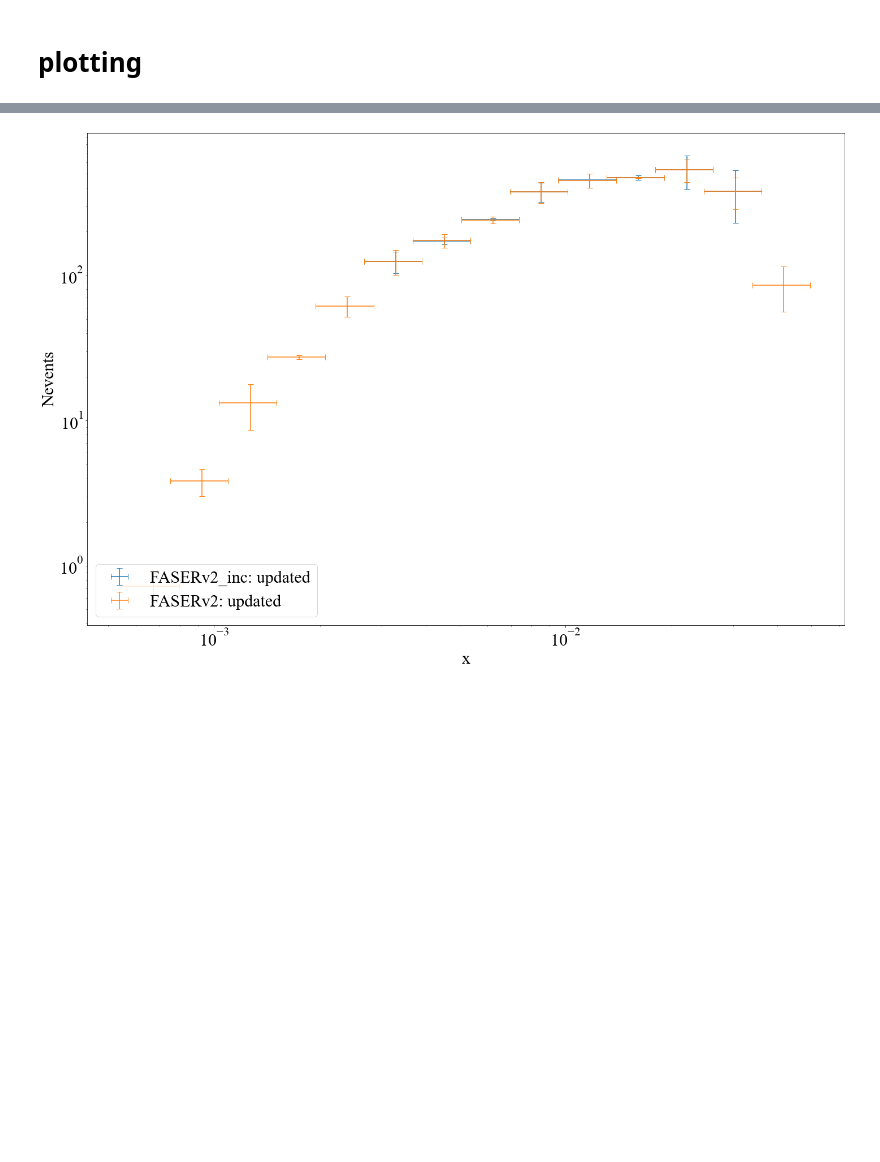
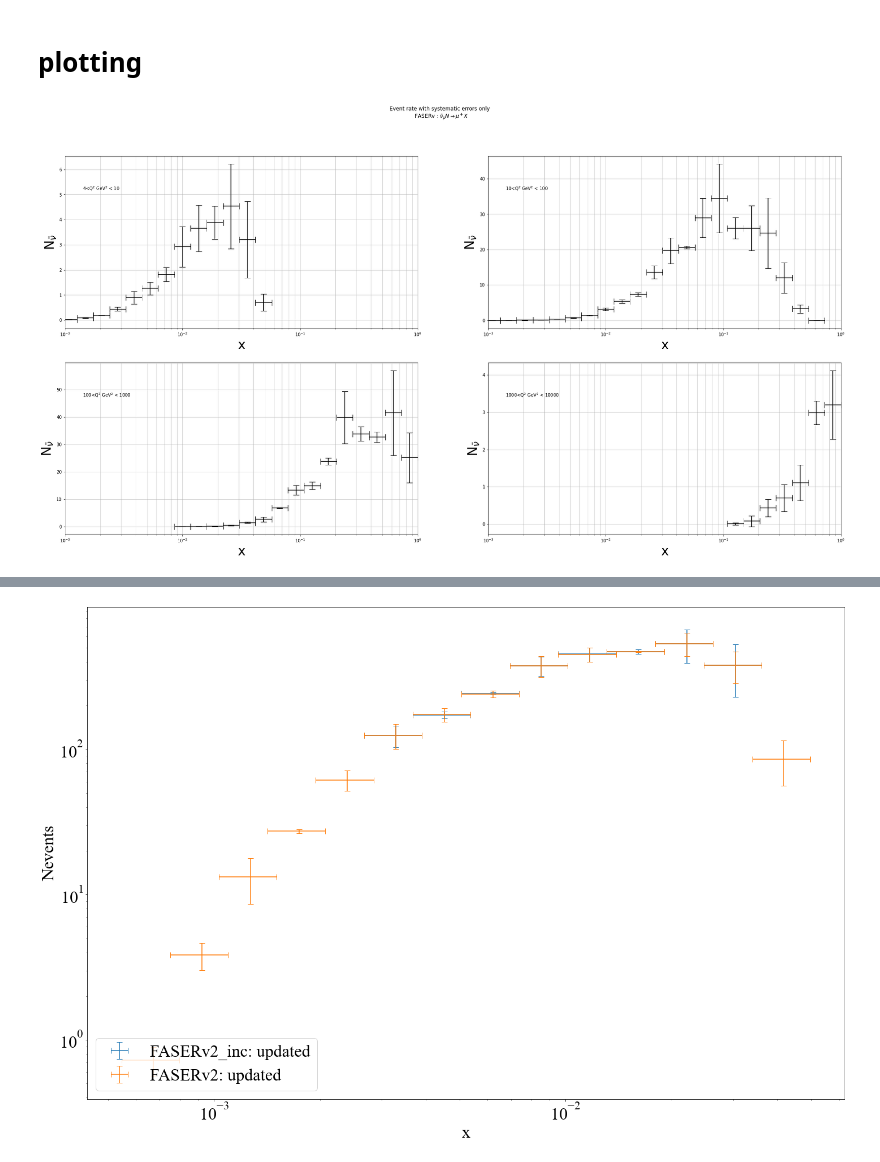
Before and after one commit to LHCfitNikhef/FPF-WG1, a Jupyter notebook: results/PDFs_FPF_INCLUSIVE.ipynb, the cells around one changed output, grey strips where cells are left out. Cells and saved outputs as stored; diff of their text form; code cells hidden in the pictures; blank space fills up the shorter version.

```diff
--- a/results/PDFs_FPF_INCLUSIVE.ipynb
+++ b/results/PDFs_FPF_INCLUSIVE.ipynb
@@ -1127,2 +1040,84 @@ TypeError: exceptions must derive from BaseException
 # %% [markdown]
 # plotting
+# %%
+#make event plots
+def make_plots(experiment,neutrino,folder):
+    save_folder = folder.upper();
+    append_save = folder
+    neutrino_string = 'nu' if neutrino > 0 else 'nub'
+    import matplotlib
+    csfont = {"size" : 20}
+    matplotlib.rc('font', **csfont)
+    file = os.path.join(os.getcwd() , save_folder,experiment,'clipped_nan','clipped_nan_binned_sysevents_%s_%s_%s.txt' %(experiment,append_save,neutrino_string))
+    if neutrino < 0:
+        neutrino_string_label = r'\bar{\nu}'
+    else:
+        neutrino_string_label = r'\nu'
+
+    process = get_string_process(neutrino)
+
+    x_lower , x_upper , xavg , q2_lower , q2_upper , q2avg , _ , _ , _ , _ , N_array , stat_error , sys_error , frac_sys_theta , frac_sys_Elepton , frac_sys_Ehadron,_ =\
+    file_reader(experiment,file)
+    fig , AX = plt.subplots(2,2,figsize = (32,16))
+    plot_locs = [[0,0],[0,1],[1,0],[1,1]]
+    q2_regions = [[4 , 1e1],[10,1e2],[1e2,1e3],[1e3,1e4]]
+    for (iq,q2_region),plot_loc in zip(enumerate(q2_regions),plot_locs):
+        ax = AX[plot_loc[0],plot_loc[1]]
+        locs = np.where((q2_lower >= q2_region[0]) & (q2_upper<=q2_region[1]))
+        x_plot = np.exp((np.log(x_lower[locs[0]])+np.log(x_upper[locs[0]]))/2)
+        q2_plot = np.exp((np.log(q2_lower[locs[0]])+np.log(q2_upper[locs[0]]))/2)
+        x_ploterr_lower = x_plot - x_lower[locs[0]]
+        x_ploterr_upper = x_upper[locs[0]] - x_plot
+        x_ploterr = [x_ploterr_lower,x_ploterr_upper]
+        ax.errorbar(x_plot , N_array[locs[0]],xerr = x_ploterr,yerr = sys_error[locs[0]],linestyle = 'none',color = 'black',capsize = 7)
+
+        y_new_error = N_array[locs[0]] * frac_sys_Elepton[locs[0]]
+        y_new_error = N_array[locs[0]] * np.sqrt(frac_sys_theta[locs[0]]**2 + frac_sys_Elepton[locs[0]]**2 + frac_sys_Ehadron[locs[0]]**2)
+
+#         ax.errorbar(x_plot , N_array[locs[0]] , xerr = x_ploterr , yerr = y_new_error,linestyle = 'none',color = 'red',capsize = 5)
+        ax.set_xscale('log')
+
+        ax.text(0.05,0.8,'%1.0f<Q$^2$ GeV$^2$ < %1.0f' %(q2_region[0],q2_region[1]),transform = ax.transAxes)
+        ax.set_xlabel('x',fontsize = 30)
+        ax.set_ylabel(r'N$_{%s}$' %neutrino_string_label,fontsize = 30)
+        ax.grid(alpha = 0.7,which = 'both')
+        ax.set_xlim(1e-3,1)
+
+#         ax.set_yscale('log')
+#         ax.set_ylim(0.5e2,2e4)
+#         if experiment=='SND':
+#             ax.set_ylim(0.1,1e2)
+
+
+    title = 'Event rate with systematic errors only \n ' +experiment + ' : '+ process
+    fig.suptitle(title)
+    if not os.path.exists(os.path.join(os.getcwd() , save_folder,'plots')):
+        os.mkdir(os.path.join(os.getcwd() , save_folder , 'plots'))
+    stringsave = os.path.join(os.getcwd() , save_folder,'plots','Events_%s_%s.pdf' %(experiment,neutrino_string))
+    plt.savefig(stringsave)
+make_plots('FASERv',-14,'inclusive')
+make_plots('FASERv',-14,'charm')
+make_plots('FASERv',14,'inclusive')
+make_plots('FASERv',14,'charm')
+
+make_plots('FASERv2',-14,'inclusive')
+make_plots('FASERv2',-14,'charm')
+make_plots('FASERv2',14,'inclusive')
+make_plots('FASERv2',14,'charm')
+
+make_plots('FLArE10',-12,'inclusive')
+make_plots('FLArE10',-12,'charm')
+make_plots('FLArE10',12,'inclusive')
+make_plots('FLArE10',12,'charm')
+
+make_plots('FLArE100',-12,'inclusive')
+make_plots('FLArE100',-12,'charm')
+make_plots('FLArE100',12,'inclusive')
+make_plots('FLArE100',12,'charm')
+
+make_plots('SND',-14,'inclusive')
+make_plots('SND',-14,'charm')
+make_plots('SND',14,'inclusive')
+make_plots('SND',14,'charm')
+# %% [output]
+[figure, added]
```
Also changed, not shown: parts of 30 cells of this notebook, 50 other files.
